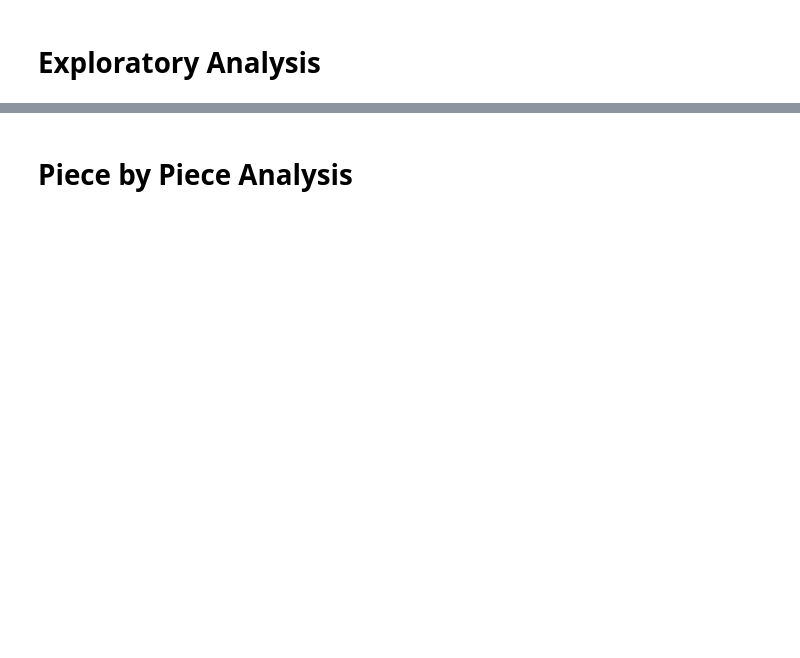
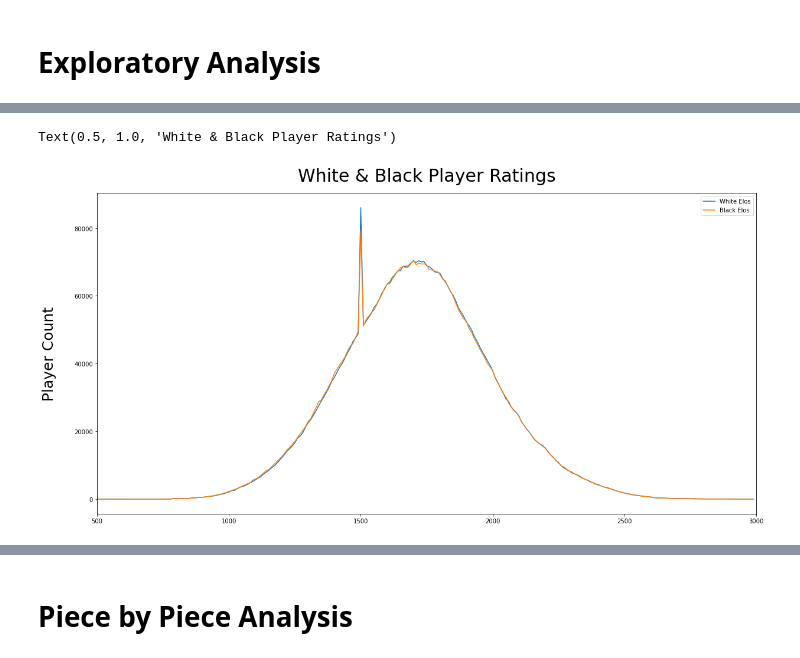
Before and after one commit to AKolcun/Lichess-Data-Analysis, a Jupyter notebook: DB queries.ipynb, the cells around one changed output, grey strips where cells are left out. Saved outputs shown, nothing was run; the diff lists cells and outputs as text; code cells hidden in the pictures; blank space fills up the shorter version.

```diff
--- a/DB queries.ipynb
+++ b/DB queries.ipynb
@@ -113,0 +149,13 @@ plt.title('White Player Ratings', fontsize=30, pad=20)
+# %%
+plt.figure(figsize=(20,10))
+plt.xlim(left=500, right = 3000)
+
+plt.plot(white_elos_labels, white_elos_values, label = 'White Elos')
+plt.plot(black_elos_labels, black_elos_values, label = 'Black Elos')
+
+plt.legend()
+plt.ylabel('Player Count', fontsize=25, labelpad=30)
+plt.title('White & Black Player Ratings', fontsize=30, pad=20)
+# %% [output]
+Text(0.5, 1.0, 'White & Black Player Ratings')
+[figure, added]
```
Also changed, not shown: parts of 37 cells of this notebook, 4 other files.
